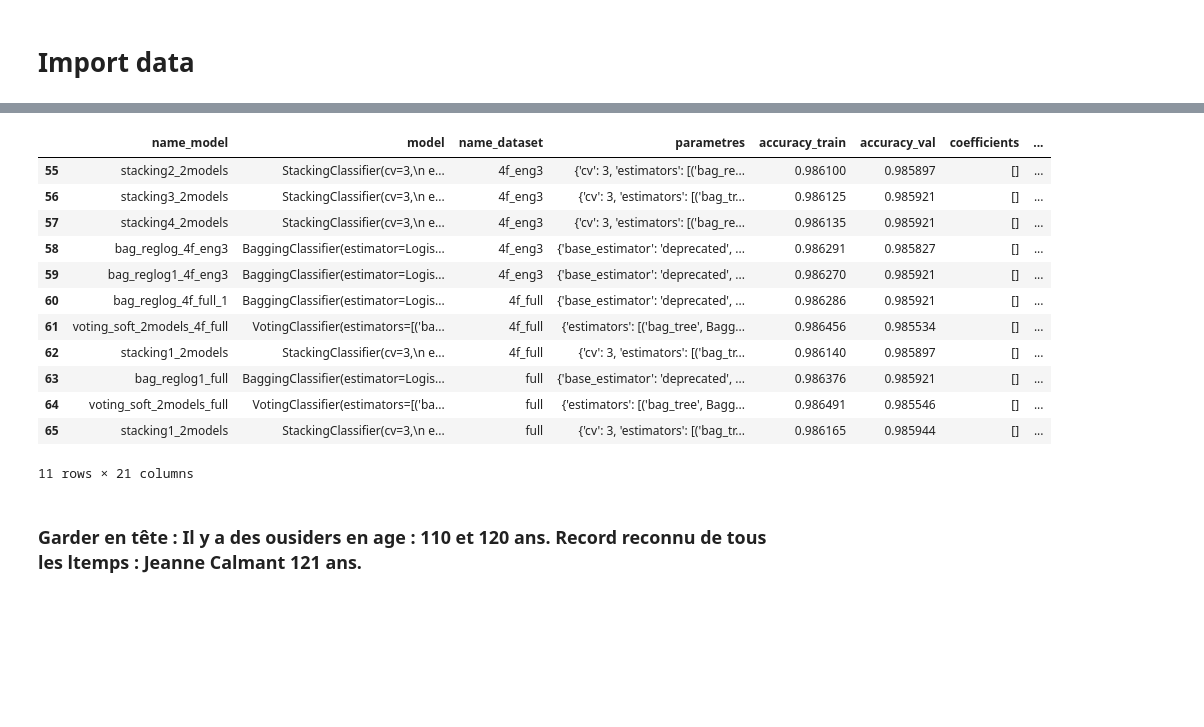
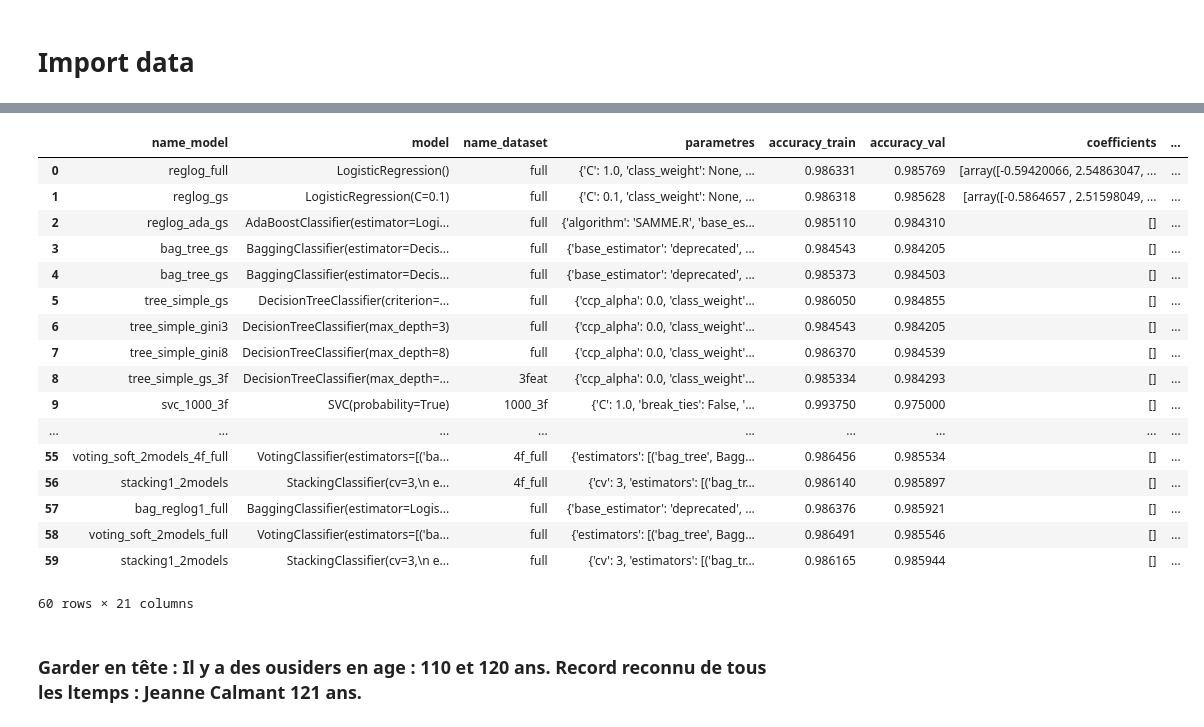
Before and after one commit to kumquat42/202311_jedha_Bloc3_ML_challenge, a Jupyter notebook: 202311_jedha_bloc3_ML_challenge.ipynb, the cells around one changed output, grey strips where cells are left out. Cells and saved outputs as stored; diff of their text form; code cells hidden in the pictures; blank space fills up the shorter version.

```diff
--- a/202311_jedha_bloc3_ML_challenge.ipynb
+++ b/202311_jedha_bloc3_ML_challenge.ipynb
@@ -292,23 +269,30 @@ memory usage: 11.1+ MB
 # %%
-final_scoring.loc[55:,:]
+final_scoring.loc[:, ['name_model', 'coefficients']]
-# %% [output]
-|  | name_model | model | name_dataset | parametres | accuracy_train | accuracy_val | coefficients | ... |
-| 55 | stacking2_2models | StackingClassifier(cv=3,\n e... | 4f_eng3 | {'cv': 3, 'estimators': [('bag_re... | 0.986100 | 0.985897 | [] | ... |
-| 56 | stacking3_2models | StackingClassifier(cv=3,\n e... | 4f_eng3 | {'cv': 3, 'estimators': [('bag_tr... | 0.986125 | 0.985921 | [] | ... |
-| 57 | stacking4_2models | StackingClassifier(cv=3,\n e... | 4f_eng3 | {'cv': 3, 'estimators': [('bag_re... | 0.986135 | 0.985921 | [] | ... |
-| 58 | bag_reglog_4f_eng3 | BaggingClassifier(estimator=Logis... | 4f_eng3 | {'base_estimator': 'deprecated', ... | 0.986291 | 0.985827 | [] | ... |
-| 59 | bag_reglog1_4f_eng3 | BaggingClassifier(estimator=Logis... | 4f_eng3 | {'base_estimator': 'deprecated', ... | 0.986270 | 0.985921 | [] | ... |
-| 60 | bag_reglog_4f_full_1 | BaggingClassifier(estimator=Logis... | 4f_full | {'base_estimator': 'deprecated', ... | 0.986286 | 0.985921 | [] | ... |
-| 61 | voting_soft_2models_4f_full | VotingClassifier(estimators=[('ba... | 4f_full | {'estimators': [('bag_tree', Bagg... | 0.986456 | 0.985534 | [] | ... |
-| 62 | stacking1_2models | StackingClassifier(cv=3,\n e... | 4f_full | {'cv': 3, 'estimators': [('bag_tr... | 0.986140 | 0.985897 | [] | ... |
-| 63 | bag_reglog1_full | BaggingClassifier(estimator=Logis... | full | {'base_estimator': 'deprecated', ... | 0.986376 | 0.985921 | [] | ... |
-| 64 | voting_soft_2models_full | VotingClassifier(estimators=[('ba... | full | {'estimators': [('bag_tree', Bagg... | 0.986491 | 0.985546 | [] | ... |
-| 65 | stacking1_2models | StackingClassifier(cv=3,\n e... | full | {'cv': 3, 'estimators': [('bag_tr... | 0.986165 | 0.985944 | [] | ... |
-11 rows × 21 columns
 # %%
 #Sauvegarde final_scoring
 
 final_scoring.to_csv('final_scoring.csv', index=False)
+# %%
+final_scoring
+# %% [output]
+|  | name_model | model | name_dataset | parametres | accuracy_train | accuracy_val | coefficients | ... |
+| 0 | reglog_full | LogisticRegression() | full | {'C': 1.0, 'class_weight': None, ... | 0.986331 | 0.985769 | [array([-0.59420066, 2.54863047, ... | ... |
+| 1 | reglog_gs | LogisticRegression(C=0.1) | full | {'C': 0.1, 'class_weight': None, ... | 0.986318 | 0.985628 | [array([-0.5864657 , 2.51598049, ... | ... |
+| 2 | reglog_ada_gs | AdaBoostClassifier(estimator=Logi... | full | {'algorithm': 'SAMME.R', 'base_es... | 0.985110 | 0.984310 | [] | ... |
+| 3 | bag_tree_gs | BaggingClassifier(estimator=Decis... | full | {'base_estimator': 'deprecated', ... | 0.984543 | 0.984205 | [] | ... |
+| 4 | bag_tree_gs | BaggingClassifier(estimator=Decis... | full | {'base_estimator': 'deprecated', ... | 0.985373 | 0.984503 | [] | ... |
+| 5 | tree_simple_gs | DecisionTreeClassifier(criterion=... | full | {'ccp_alpha': 0.0, 'class_weight'... | 0.986050 | 0.984855 | [] | ... |
+| 6 | tree_simple_gini3 | DecisionTreeClassifier(max_depth=3) | full | {'ccp_alpha': 0.0, 'class_weight'... | 0.984543 | 0.984205 | [] | ... |
+| 7 | tree_simple_gini8 | DecisionTreeClassifier(max_depth=8) | full | {'ccp_alpha': 0.0, 'class_weight'... | 0.986370 | 0.984539 | [] | ... |
+| 8 | tree_simple_gs_3f | DecisionTreeClassifier(max_depth=... | 3feat | {'ccp_alpha': 0.0, 'class_weight'... | 0.985334 | 0.984293 | [] | ... |
+| 9 | svc_1000_3f | SVC(probability=True) | 1000_3f | {'C': 1.0, 'break_ties': False, '... | 0.993750 | 0.975000 | [] | ... |
+| ... | ... | ... | ... | ... | ... | ... | ... | ... |
+| 55 | voting_soft_2models_4f_full | VotingClassifier(estimators=[('ba... | 4f_full | {'estimators': [('bag_tree', Bagg... | 0.986456 | 0.985534 | [] | ... |
+| 56 | stacking1_2models | StackingClassifier(cv=3,\n e... | 4f_full | {'cv': 3, 'estimators': [('bag_tr... | 0.986140 | 0.985897 | [] | ... |
+| 57 | bag_reglog1_full | BaggingClassifier(estimator=Logis... | full | {'base_estimator': 'deprecated', ... | 0.986376 | 0.985921 | [] | ... |
+| 58 | voting_soft_2models_full | VotingClassifier(estimators=[('ba... | full | {'estimators': [('bag_tree', Bagg... | 0.986491 | 0.985546 | [] | ... |
+| 59 | stacking1_2models | StackingClassifier(cv=3,\n e... | full | {'cv': 3, 'estimators': [('bag_tr... | 0.986165 | 0.985944 | [] | ... |
+60 rows × 21 columns
 # %% [markdown]
 ### Garder en tête : Il y a des ousiders en age : 110 et 120 ans. Record reconnu de tous les ltemps : Jeanne Calmant 121 ans.
 # %% [markdown]
```
Also changed, not shown: parts of 4 cells of this notebook, 3 other files.
